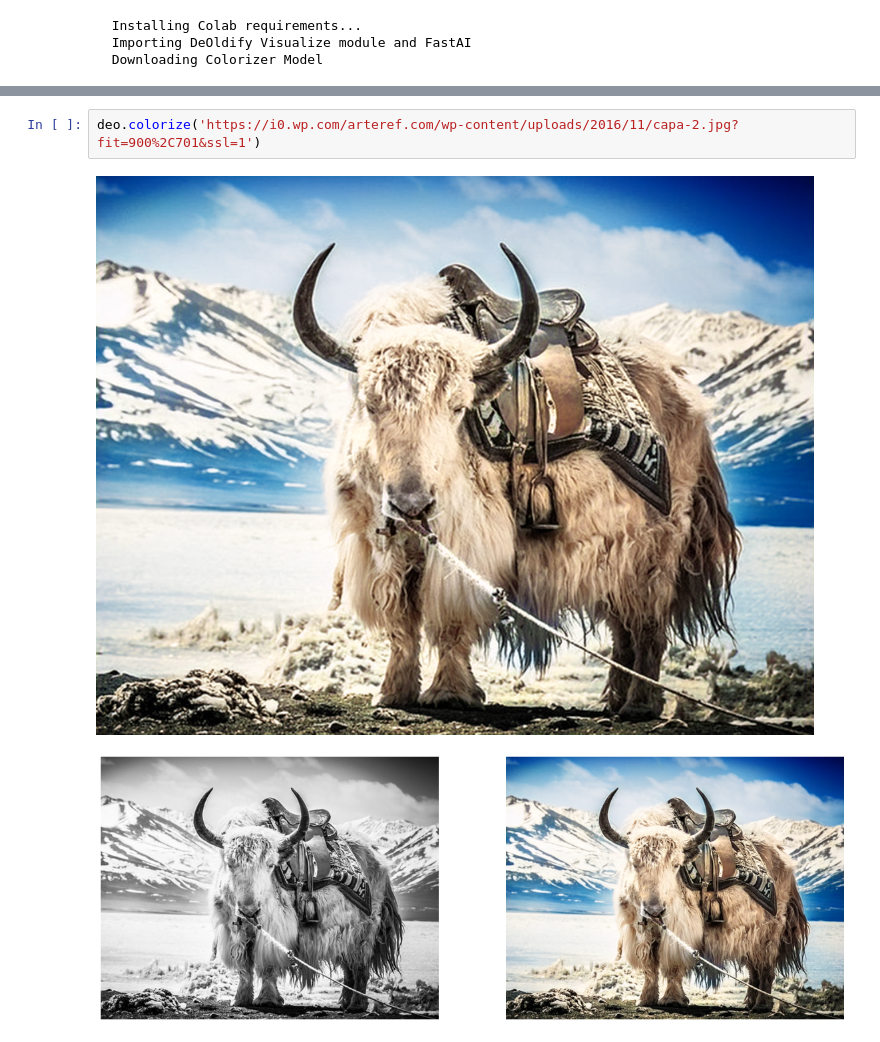
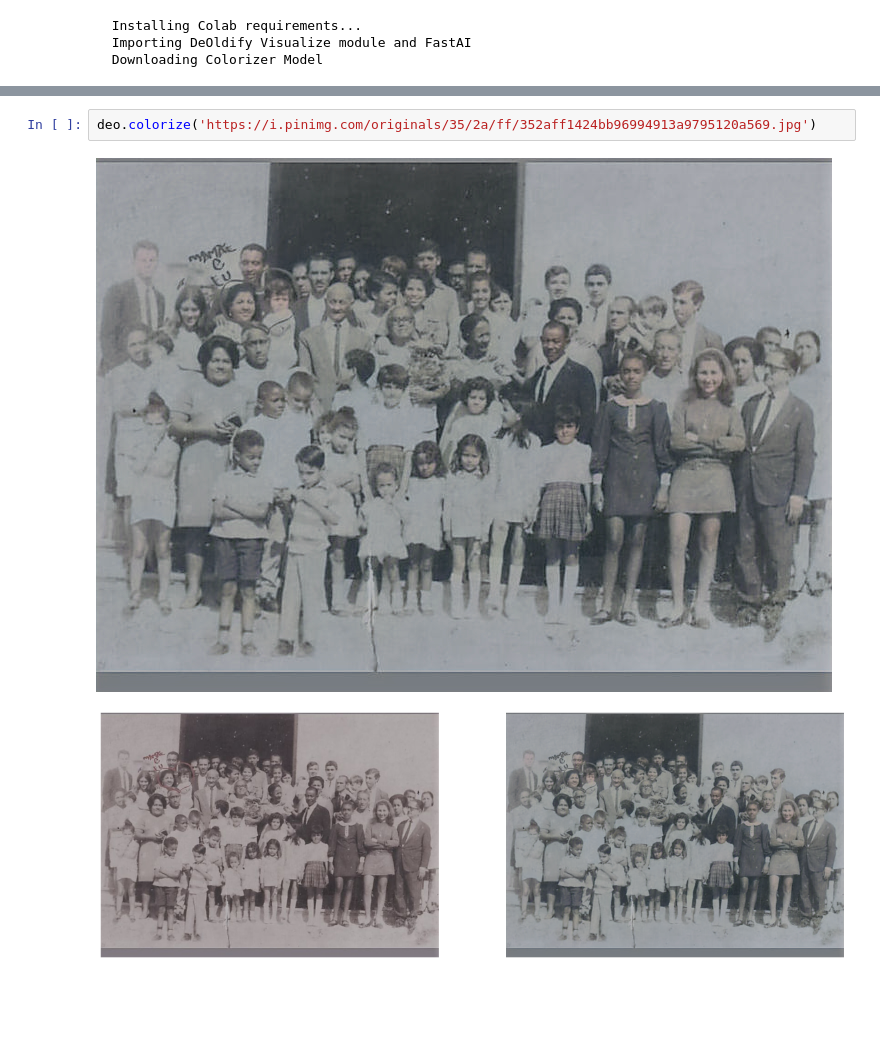
Before and after one commit to eduardoc1santos/InstColorization, a Jupyter notebook: Colorindo_fotos.ipynb, the cells around one changed output, grey strips where cells are left out. Cells and saved outputs as stored; diff of their text form; blank space fills up the shorter version.

```diff
--- a/Colorindo_fotos.ipynb
+++ b/Colorindo_fotos.ipynb
@@ -34,6 +35,6 @@ deo = DeOldify()
 Done!
-# %%
-deo.colorize('https://i0.wp.com/arteref.com/wp-content/uploads/2016/11/capa-2.jpg?fit=900%2C701&ssl=1')
-# %% [output]
-[figure, removed]
-[figure, removed]
+# %%
+deo.colorize('https://i.pinimg.com/originals/35/2a/ff/352aff1424bb96994913a9795120a569.jpg')
+# %% [output]
+[figure, added]
+[figure, added]
```
Also changed, not shown: parts of 2 cells of this notebook.
